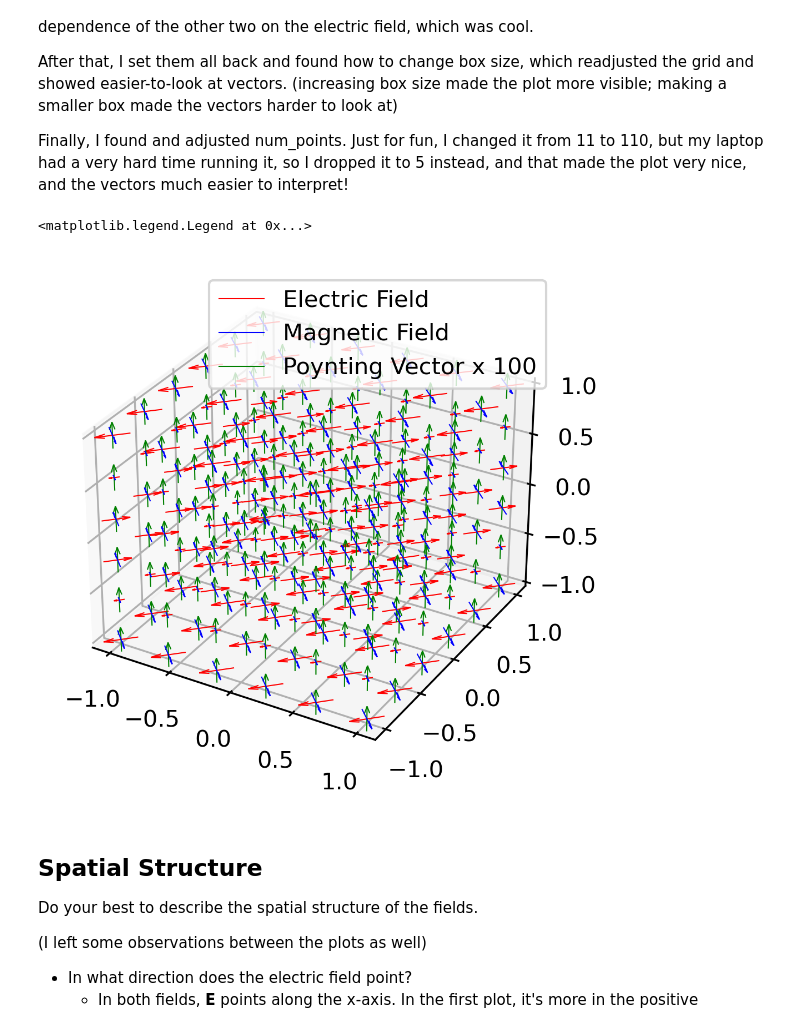
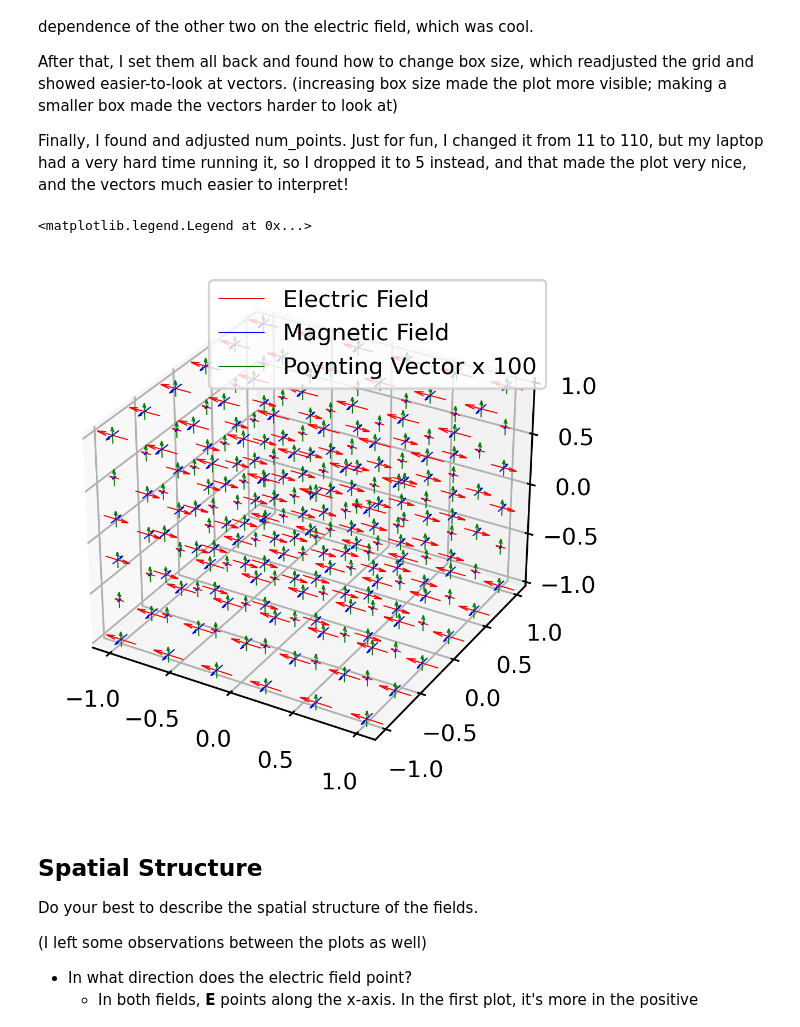
Before and after one commit to jaimeevers/electrodynamics, a Jupyter notebook: week-06/09-electromagnetic-waves.ipynb, the cells around one changed output. Saved outputs shown, nothing was run; the diff lists cells and outputs as text; code cells hidden in the pictures.

```diff
--- a/week-06/09-electromagnetic-waves.ipynb
+++ b/week-06/09-electromagnetic-waves.ipynb
@@ -54,7 +54,7 @@ n = np.sqrt(mu*epsilon)
 # Give magnitude, lattitude, and longitdue.
 k = 1.57 * np.pi
 theta = 0.00 * np.pi
-phi = 0.25 * np.pi
+phi = 0.00 * np.pi
 
 kx = k * np.sin(theta) * np.cos(phi)
 ky = k * np.sin(theta) * np.sin(phi)
@@ -73,7 +73,7 @@ t0 = 0
 E0 = 0.25
 B0 = np.sqrt(epsilon*mu) * E0
 
-thetaE = 0.50 * np.pi
+thetaE = 0.00 * np.pi
 phiE = 0.00 * np.pi
 
 Ex0 = E0 * np.sin(thetaE) * np.cos(phiE)
@@ -85,7 +85,7 @@ alpha = 0.0 * np.pi
 
 # Create a grid.
 box_size = 2
-num_points = 5
+num_points = 6
 
 s = np.linspace(-box_size, box_size, num_points)
 X, Y, Z = np.meshgrid(s,s,s)
@@ -137,40 +137,40 @@ X, Y, Z = np.meshgrid(s,s,s)
 
 # Define Magnitude of wave vector
 k = np.pi
-theta = 0.00 * np.pi
-phi = 0.25 * np.pi
+theta = 0.0 * np.pi
+phi = 0.0 * np.pi
 
 kx = k * np.sin(theta) * np.cos(phi)
 ky = k * np.sin(theta) * np.sin(phi)
 kz = k * np.cos(theta)
 
 # Compute the fields on a grid.
 ex = Ex0 * np.exp(1j*(kx*X + ky*Y + kz*Z - omega*t0))
 ey = Ey0 * np.exp(1j*(kx*X + ky*Y + kz*Z - omega*t0)) * np.exp(1j*alpha)
 ez = Ez0 * np.exp(1j*(kx*X + ky*Y + kz*Z - omega*t0))
 
 bx = (ky*ez - kz*ey)/omega
 by = (kz*ex - kx*ez)/omega
 bz = (kx*ey - ky*ex)/omega
 
 sx = 1/(8*np.pi*mu) * (ey * bz.conj() - ez * by.conj())
 sy = 1/(8*np.pi*mu) * (ez * bx.conj() - ex * bz.conj())
 sz = 1/(8*np.pi*mu) * (ex * by.conj() - ey * bx.conj())
 
 # Make the plot.
 fig = plt.figure(dpi=300)
 ax = fig.add_subplot(projection='3d')
 
 ax.quiver3D(X,Y,Z, ex.real, ey.real, ez.real, pivot='middle',
             linewidth=0.5, color='red', label='Electric Field')
 ax.quiver3D(X,Y,Z, bx.real, by.real, bz.real, pivot='middle',
             linewidth=0.5, color='blue', label='Magnetic Field')
 ax.quiver3D(X,Y,Z, 100*sx.real, 100*sy.real, 100*sz.real, pivot='middle',
             linewidth=0.5, color='green', label='Poynting Vector x 100')
 ax.legend()
 # %% [output]
 <matplotlib.legend.Legend at 0x...>
-[figure, old version]
+[figure, new version]
 # %% [markdown]
 ## Spatial Structure
 
```
Also changed, not shown: parts of 20 cells of this notebook, 1 other file.
